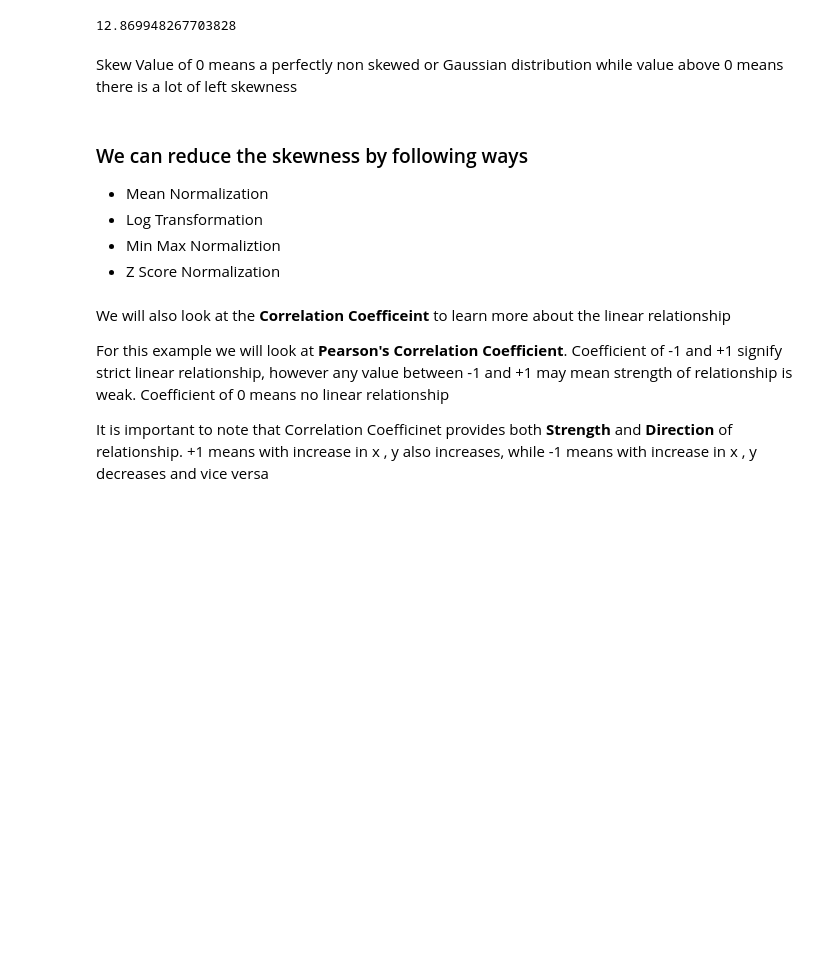
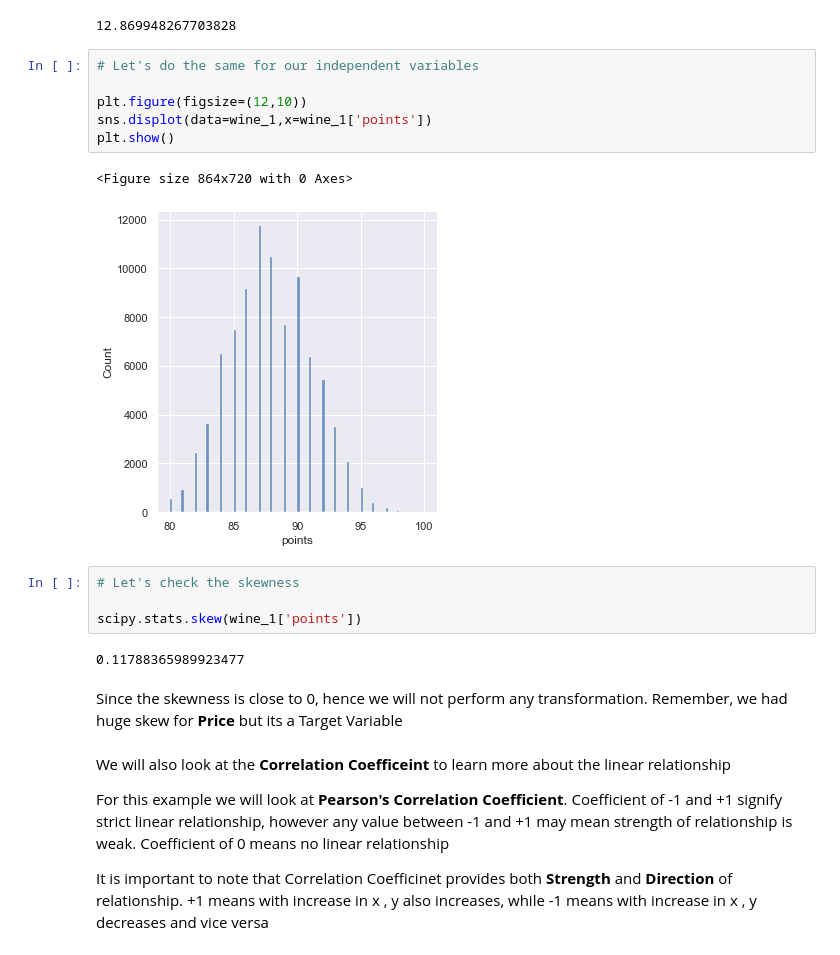
Before and after one commit to bthakr1/python_small_programs, a Jupyter notebook: python_small/Wine Data PreProcessing & Linear Regression.ipynb, the cells around one changed output. Saved outputs shown, nothing was run; the diff lists cells and outputs as text; blank space fills up the shorter version.

```diff
--- a/python_small/Wine Data PreProcessing & Linear Regression.ipynb
+++ b/python_small/Wine Data PreProcessing & Linear Regression.ipynb
@@ -224,16 +224,25 @@ plt.show()
 scipy.stats.skew(wine_1['price'])
 # %% [output]
 12.869948267703828
-# %% [markdown]
-<p> Skew Value of 0 means a perfectly non skewed or Gaussian distribution while value above 0 means there is a lot of left skewness </p>
-# %% [markdown]
-<p><h3> We can reduce the skewness by following ways </h3></p>
-<ul>
-    <li> Mean Normalization </li>
-    <li> Log Transformation </li>
-    <li> Min Max Normaliztion </li>
-    <li> Z Score Normalization </li>
-</ul>
+# %%
+# Let's do the same for our independent variables
+
+plt.figure(figsize=(12,10))
+sns.displot(data=wine_1,x=wine_1['points'])
+plt.show()
+# %% [output]
+<Figure size 864x720 with 0 Axes>
+[figure, added]
+# %%
+# Let's check the skewness
+
+scipy.stats.skew(wine_1['points'])
+# %% [output]
+0.11788365989923477
+# %% [markdown]
+<p> Since the skewness is close to 0, hence we will not perform any transformation.
+    Remember, we had huge skew for <b> Price </b> but its a Target Variable
+    </p>
 # %% [markdown]
 <p> We will also look at the <b> Correlation Coefficeint </b> to learn more about the linear relationship </p>
 <p> For this example we will look at <b> Pearson's Correlation Coefficient</b>. Coefficient of -1 and +1 signify strict linear relationship, however any value between -1 and +1 may mean strength of relationship is weak.
```
Also changed, not shown: parts of 12 cells of this notebook.
